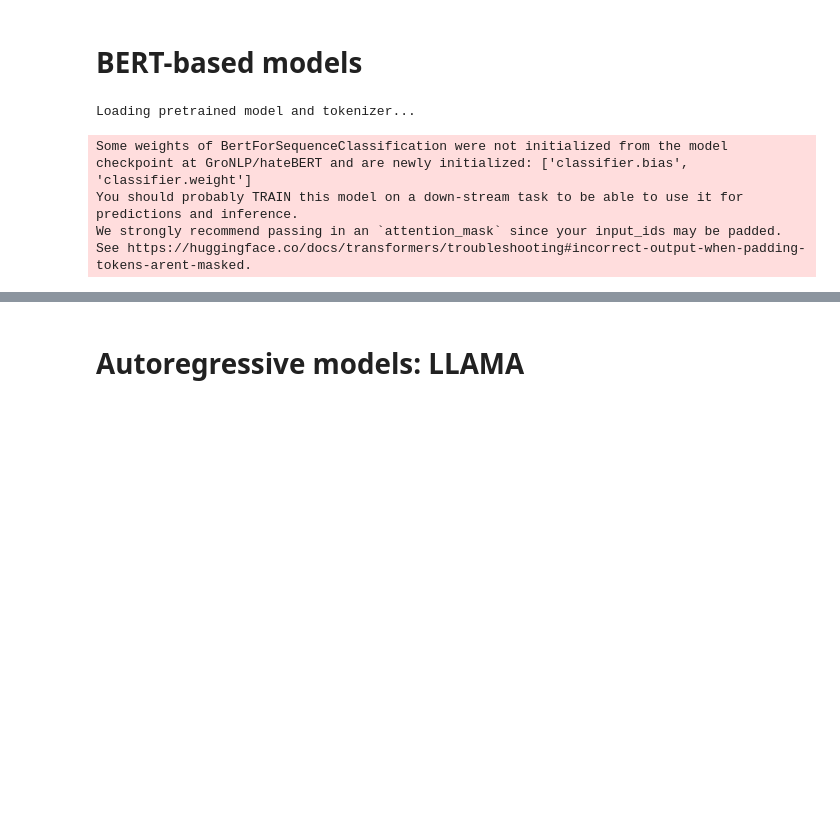
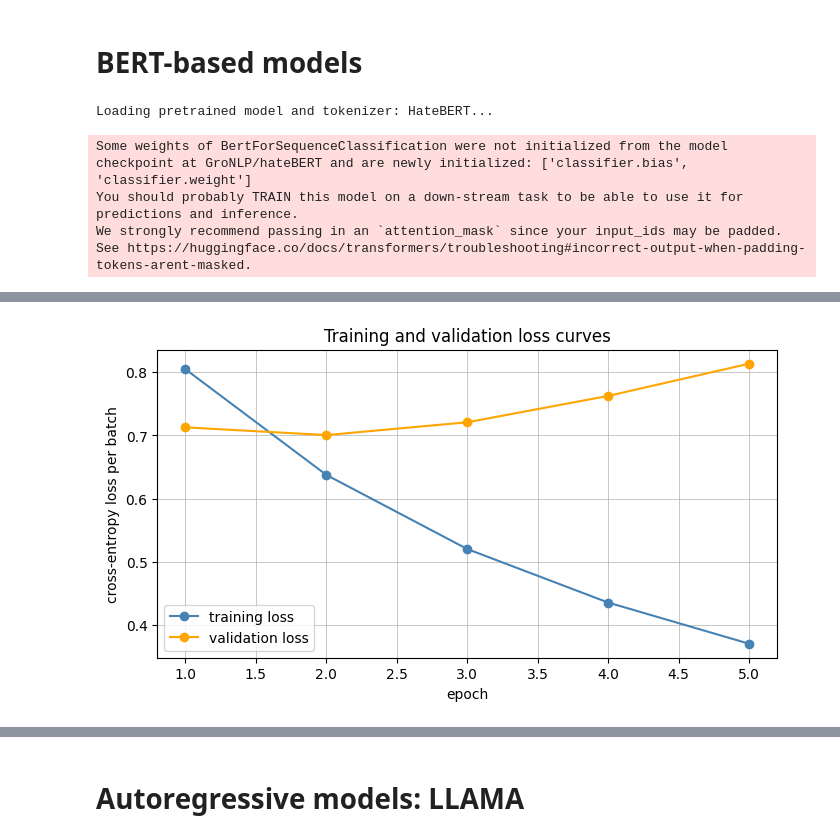
Before and after one commit to henrform/NLP_24W_VSHJ, a Jupyter notebook: challenges/challenges.ipynb, the cells around one changed output, grey strips where cells are left out. Drawn from its saved outputs; the diff is of its cells as text; code cells hidden in the pictures; blank space fills up the shorter version.

```diff
--- a/challenges/challenges.ipynb
+++ b/challenges/challenges.ipynb
@@ -53,9 +52,9 @@ Number of balanced samples: 10000
 # BERT-based models
 # %%
 model = BERTModel("HateBERT")
-model.train(X_train[:30], y_train[:30], X_val[:10], y_val[:10])
+model.train(X_train[:30], y_train[:30], X_val[:10], y_val[:10], epochs=10, patience=3, plot_training_curve=True)
 # %% [output]
-Loading pretrained model and tokenizer...
+Loading pretrained model and tokenizer: HateBERT...
 Some weights of BertForSequenceClassification were not initialized from the model checkpoint at GroNLP/hateBERT and are newly initialized: ['classifier.bias', 'classifier.weight']
 You should probably TRAIN this model on a down-stream task to be able to use it for predictions and inference.
 We strongly recommend passing in an `attention_mask` since your input_ids may be padded. See https://huggingface.co/docs/transformers/troubleshooting#incorrect-output-when-padding-tokens-arent-masked.
@@ -70 +77,2 @@ Validation Accuracy: 0.7100
+[figure, added]
 # %%
```
Also changed, not shown: parts of 4 cells of this notebook, 1 other file.
